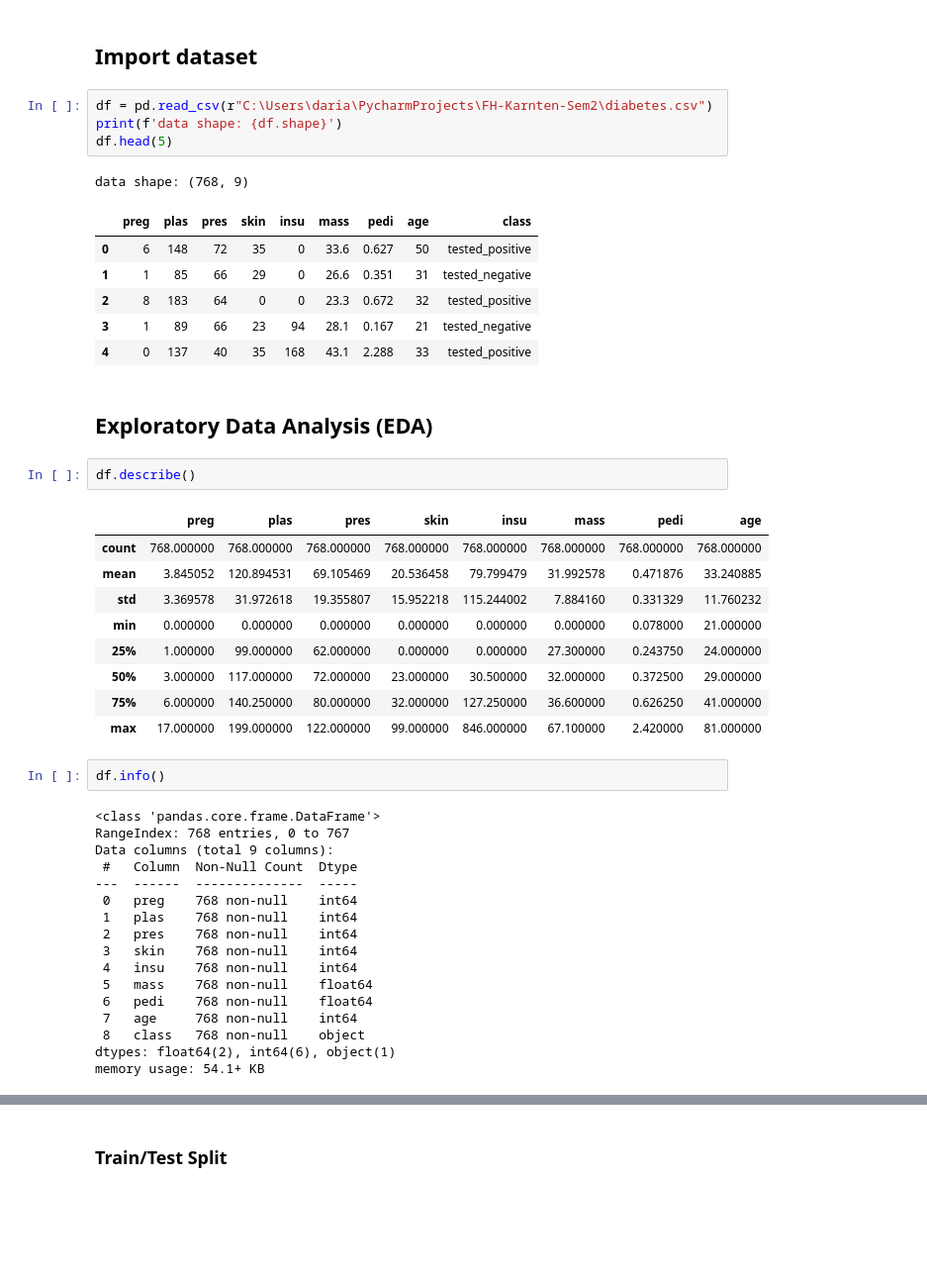
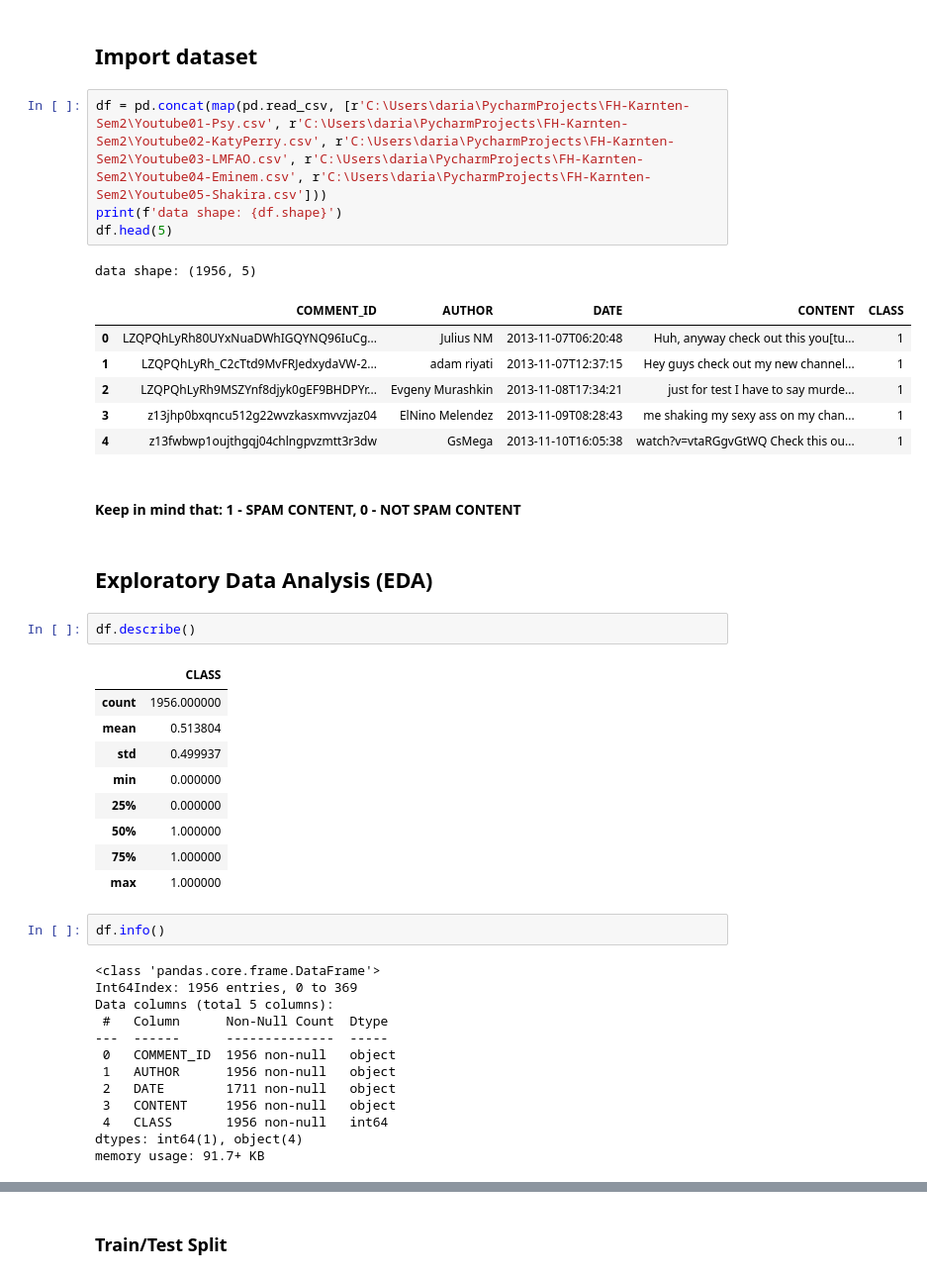
Before and after one commit to DarianFlorianVoda/FH-Karnten-Sem2, a Jupyter notebook: voda_NLP.ipynb, the cells around one changed output, grey strips where cells are left out. Shown at 99% size. Drawn from its saved outputs; the diff is of its cells as text; blank space fills up the shorter version.

```diff
--- a/voda_NLP.ipynb
+++ b/voda_NLP.ipynb
@@ -9,50 +20,48 @@ import seaborn as sns
 # %% [markdown]
 ## Import dataset
 # %%
-df = pd.read_csv(r"C:\Users\daria\PycharmProjects\FH-Karnten-Sem2\diabetes.csv")
+df = pd.concat(map(pd.read_csv, [r'C:\Users\daria\PycharmProjects\FH-Karnten-Sem2\Youtube01-Psy.csv', r'C:\Users\daria\PycharmProjects\FH-Karnten-Sem2\Youtube02-KatyPerry.csv', r'C:\Users\daria\PycharmProjects\FH-Karnten-Sem2\Youtube03-LMFAO.csv', r'C:\Users\daria\PycharmProjects\FH-Karnten-Sem2\Youtube04-Eminem.csv', r'C:\Users\daria\PycharmProjects\FH-Karnten-Sem2\Youtube05-Shakira.csv']))
 print(f'data shape: {df.shape}')
 df.head(5)
 # %% [output]
-data shape: (768, 9)
+data shape: (1956, 5)
-|  | preg | plas | pres | skin | insu | mass | pedi | age | class |
-| 0 | 6 | 148 | 72 | 35 | 0 | 33.6 | 0.627 | 50 | tested_positive |
-| 1 | 1 | 85 | 66 | 29 | 0 | 26.6 | 0.351 | 31 | tested_negative |
-| 2 | 8 | 183 | 64 | 0 | 0 | 23.3 | 0.672 | 32 | tested_positive |
-| 3 | 1 | 89 | 66 | 23 | 94 | 28.1 | 0.167 | 21 | tested_negative |
-| 4 | 0 | 137 | 40 | 35 | 168 | 43.1 | 2.288 | 33 | tested_positive |
+|  | COMMENT_ID | AUTHOR | DATE | CONTENT | CLASS |
+| 0 | LZQPQhLyRh80UYxNuaDWhIGQYNQ96IuCg... | Julius NM | 2013-11-07T06:20:48 | Huh, anyway check out this you[tu... | 1 |
+| 1 | LZQPQhLyRh_C2cTtd9MvFRJedxydaVW-2... | adam riyati | 2013-11-07T12:37:15 | Hey guys check out my new channel... | 1 |
+| 2 | LZQPQhLyRh9MSZYnf8djyk0gEF9BHDPYr... | Evgeny Murashkin | 2013-11-08T17:34:21 | just for test I have to say murde... | 1 |
+| 3 | z13jhp0bxqncu512g22wvzkasxmvvzjaz04 | ElNino Melendez | 2013-11-09T08:28:43 | me shaking my sexy ass on my chan... | 1 |
+| 4 | z13fwbwp1oujthgqj04chlngpvzmtt3r3dw | GsMega | 2013-11-10T16:05:38 | watch?v=vtaRGgvGtWQ Check this ou... | 1 |
+# %% [markdown]
+#### Keep in mind that: 1 - SPAM CONTENT, 0 - NOT SPAM CONTENT
 # %% [markdown]
 ## Exploratory Data Analysis (EDA)
 # %%
 df.describe()
 # %% [output]
-|  | preg | plas | pres | skin | insu | mass | pedi | age |
-| count | 768.000000 | 768.000000 | 768.000000 | 768.000000 | 768.000000 | 768.000000 | 768.000000 | 768.000000 |
-| mean | 3.845052 | 120.894531 | 69.105469 | 20.536458 | 79.799479 | 31.992578 | 0.471876 | 33.240885 |
-| std | 3.369578 | 31.972618 | 19.355807 | 15.952218 | 115.244002 | 7.884160 | 0.331329 | 11.760232 |
-| min | 0.000000 | 0.000000 | 0.000000 | 0.000000 | 0.000000 | 0.000000 | 0.078000 | 21.000000 |
-| 25% | 1.000000 | 99.000000 | 62.000000 | 0.000000 | 0.000000 | 27.300000 | 0.243750 | 24.000000 |
-| 50% | 3.000000 | 117.000000 | 72.000000 | 23.000000 | 30.500000 | 32.000000 | 0.372500 | 29.000000 |
-| 75% | 6.000000 | 140.250000 | 80.000000 | 32.000000 | 127.250000 | 36.600000 | 0.626250 | 41.000000 |
-| max | 17.000000 | 199.000000 | 122.000000 | 99.000000 | 846.000000 | 67.100000 | 2.420000 | 81.000000 |
+|  | CLASS |
+| count | 1956.000000 |
+| mean | 0.513804 |
+| std | 0.499937 |
+| min | 0.000000 |
+| 25% | 0.000000 |
+| 50% | 1.000000 |
+| 75% | 1.000000 |
+| max | 1.000000 |
 # %%
 df.info()
 # %% [output]
 <class 'pandas.core.frame.DataFrame'>
-RangeIndex: 768 entries, 0 to 767
-Data columns (total 9 columns):
- #   Column  Non-Null Count  Dtype
----  ------  --------------  -----
- 0   preg    768 non-null    int64
- 1   plas    768 non-null    int64
- 2   pres    768 non-null    int64
- 3   skin    768 non-null    int64
- 4   insu    768 non-null    int64
- 5   mass    768 non-null    float64
- 6   pedi    768 non-null    float64
- 7   age     768 non-null    int64
- 8   class   768 non-null    object
-dtypes: float64(2), int64(6), object(1)
-memory usage: 54.1+ KB
+Int64Index: 1956 entries, 0 to 369
+Data columns (total 5 columns):
+ #   Column      Non-Null Count  Dtype
+---  ------      --------------  -----
+ 0   COMMENT_ID  1956 non-null   object
+ 1   AUTHOR      1956 non-null   object
+ 2   DATE        1711 non-null   object
+ 3   CONTENT     1956 non-null   object
+ 4   CLASS       1956 non-null   int64
+dtypes: int64(1), object(4)
+memory usage: 91.7+ KB
 # %%
 df.isnull().sum()
 # %% [output]
```
Also changed, not shown: parts of 93 cells of this notebook.
